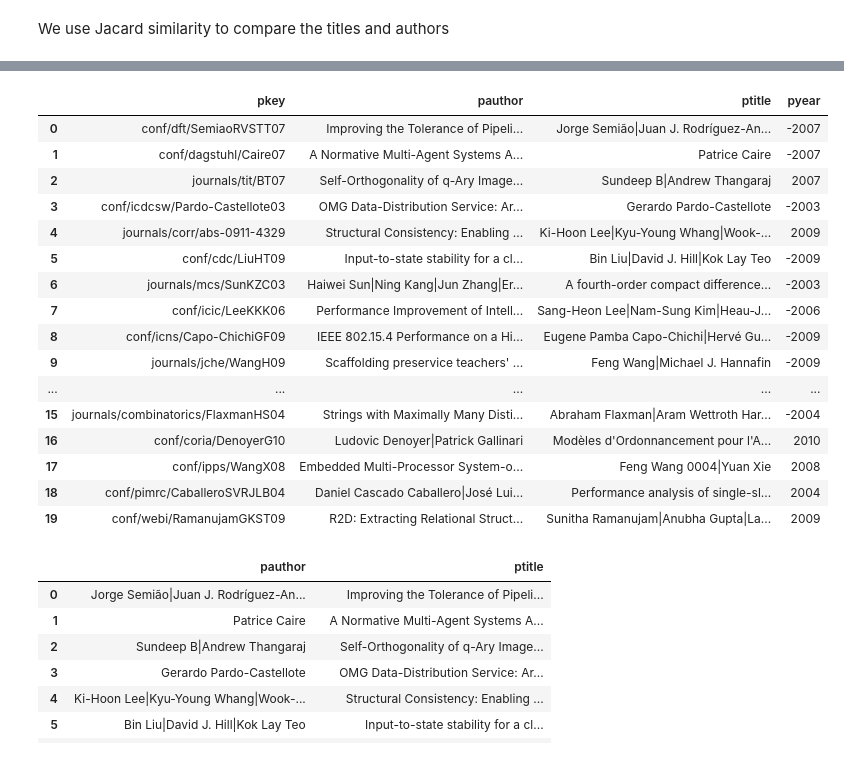
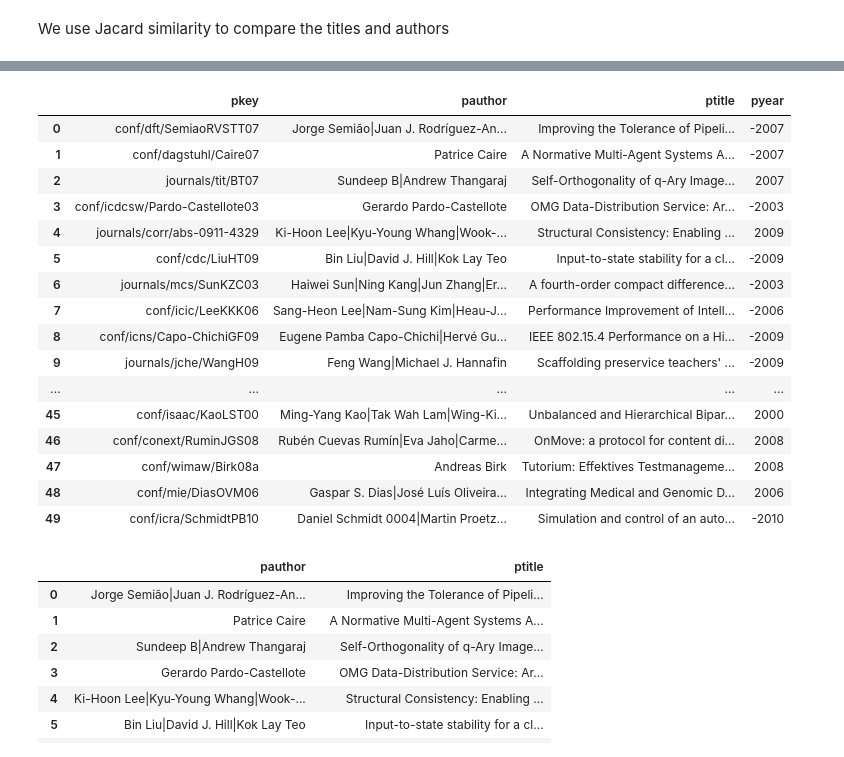
Before and after one commit to jah377/PySpark_DBLP, a Jupyter notebook: application/predict.ipynb, the cells around one changed output, grey strips where cells are left out. Saved outputs shown, nothing was run; the diff lists cells and outputs as text; code cells hidden in the pictures.

```diff
--- a/application/predict.ipynb
+++ b/application/predict.ipynb
@@ -24,9 +30,12 @@ val_data = train[train['partition']==8]
 We swap the title and author when the title contains '|' or is too short
 # %%
 text_features = dblp[['pkey','pauthor', 'ptitle', 'pyear']]
-mask = text_features['ptitle'].str.contains('|') |((text_features['pauthor'].str.contains('|')==False)
+
+
+mask = text_features['ptitle'].str.contains('|', regex=False) |((text_features['pauthor'].str.contains('|',regex=False)==False)
                          &(text_features['pauthor'].str.len()>text_features['ptitle'].str.len()))
 text_features.loc[mask,['ptitle','pauthor']] = text_features.loc[mask,['pauthor','ptitle']].values
+#text_features['translated'] = text_features['ptitle'].apply(lambda x: translator.translate(x, dest='en').text)
 full_train = pd.merge(train, text_features, left_on='key1', right_on='pkey', suffixes=('', '_x'))
 full_train = pd.merge(full_train, text_features, left_on='key2', right_on='pkey', suffixes=('_x', '_y'))
 # %% [markdown]
@@ -70,23 +78,23 @@ full_train[full_train['label']==True].tail(20)
 # %%
-text_features.head(20)
+text_features.head(50)
 # %% [output]
 |  | pkey | pauthor | ptitle | pyear |
-| 0 | conf/dft/SemiaoRVSTT07 | Improving the Tolerance of Pipeli... | Jorge Semião|Juan J. Rodríguez-An... | -2007 |
-| 1 | conf/dagstuhl/Caire07 | A Normative Multi-Agent Systems A... | Patrice Caire | -2007 |
-| 2 | journals/tit/BT07 | Self-Orthogonality of q-Ary Image... | Sundeep B|Andrew Thangaraj | 2007 |
-| 3 | conf/icdcsw/Pardo-Castellote03 | OMG Data-Distribution Service: Ar... | Gerardo Pardo-Castellote | -2003 |
-| 4 | journals/corr/abs-0911-4329 | Structural Consistency: Enabling ... | Ki-Hoon Lee|Kyu-Young Whang|Wook-... | 2009 |
-| 5 | conf/cdc/LiuHT09 | Input-to-state stability for a cl... | Bin Liu|David J. Hill|Kok Lay Teo | -2009 |
+| 0 | conf/dft/SemiaoRVSTT07 | Jorge Semião|Juan J. Rodríguez-An... | Improving the Tolerance of Pipeli... | -2007 |
+| 1 | conf/dagstuhl/Caire07 | Patrice Caire | A Normative Multi-Agent Systems A... | -2007 |
+| 2 | journals/tit/BT07 | Sundeep B|Andrew Thangaraj | Self-Orthogonality of q-Ary Image... | 2007 |
+| 3 | conf/icdcsw/Pardo-Castellote03 | Gerardo Pardo-Castellote | OMG Data-Distribution Service: Ar... | -2003 |
+| 4 | journals/corr/abs-0911-4329 | Ki-Hoon Lee|Kyu-Young Whang|Wook-... | Structural Consistency: Enabling ... | 2009 |
+| 5 | conf/cdc/LiuHT09 | Bin Liu|David J. Hill|Kok Lay Teo | Input-to-state stability for a cl... | -2009 |
 | 6 | journals/mcs/SunKZC03 | Haiwei Sun|Ning Kang|Jun Zhang|Er... | A fourth-order compact difference... | -2003 |
-| 7 | conf/icic/LeeKKK06 | Performance Improvement of Intell... | Sang-Heon Lee|Nam-Sung Kim|Heau-J... | -2006 |
-| 8 | conf/icns/Capo-ChichiGF09 | IEEE 802.15.4 Performance on a Hi... | Eugene Pamba Capo-Chichi|Hervé Gu... | -2009 |
-| 9 | journals/jche/WangH09 | Scaffolding preservice teachers' ... | Feng Wang|Michael J. Hannafin | -2009 |
+| 7 | conf/icic/LeeKKK06 | Sang-Heon Lee|Nam-Sung Kim|Heau-J... | Performance Improvement of Intell... | -2006 |
+| 8 | conf/icns/Capo-ChichiGF09 | Eugene Pamba Capo-Chichi|Hervé Gu... | IEEE 802.15.4 Performance on a Hi... | -2009 |
+| 9 | journals/jche/WangH09 | Feng Wang|Michael J. Hannafin | Scaffolding preservice teachers' ... | -2009 |
 | ... | ... | ... | ... | ... |
-| 15 | journals/combinatorics/FlaxmanHS04 | Strings with Maximally Many Disti... | Abraham Flaxman|Aram Wettroth Har... | -2004 |
-| 16 | conf/coria/DenoyerG10 | Ludovic Denoyer|Patrick Gallinari | Modèles d'Ordonnancement pour l'A... | 2010 |
-| 17 | conf/ipps/WangX08 | Embedded Multi-Processor System-o... | Feng Wang 0004|Yuan Xie | 2008 |
-| 18 | conf/pimrc/CaballeroSVRJLB04 | Daniel Cascado Caballero|José Lui... | Performance analysis of single-sl... | 2004 |
-| 19 | conf/webi/RamanujamGKST09 | R2D: Extracting Relational Struct... | Sunitha Ramanujam|Anubha Gupta|La... | 2009 |
+| 45 | conf/isaac/KaoLST00 | Ming-Yang Kao|Tak Wah Lam|Wing-Ki... | Unbalanced and Hierarchical Bipar... | 2000 |
+| 46 | conf/conext/RuminJGS08 | Rubén Cuevas Rumín|Eva Jaho|Carme... | OnMove: a protocol for content di... | 2008 |
+| 47 | conf/wimaw/Birk08a | Andreas Birk | Tutorium: Effektives Testmanageme... | 2008 |
+| 48 | conf/mie/DiasOVM06 | Gaspar S. Dias|José Luís Oliveira... | Integrating Medical and Genomic D... | 2006 |
+| 49 | conf/icra/SchmidtPB10 | Daniel Schmidt 0004|Martin Proetz... | Simulation and control of an auto... | -2010 |
 # %%
 dblp[['pauthor', 'ptitle']].head(20)
 # %% [output]
```
Also changed, not shown: parts of 6 cells of this notebook, 3 other files.
